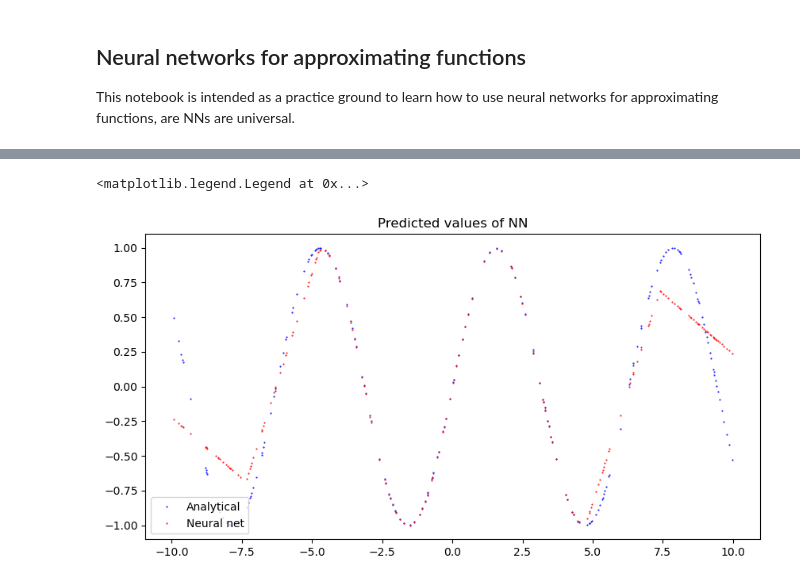
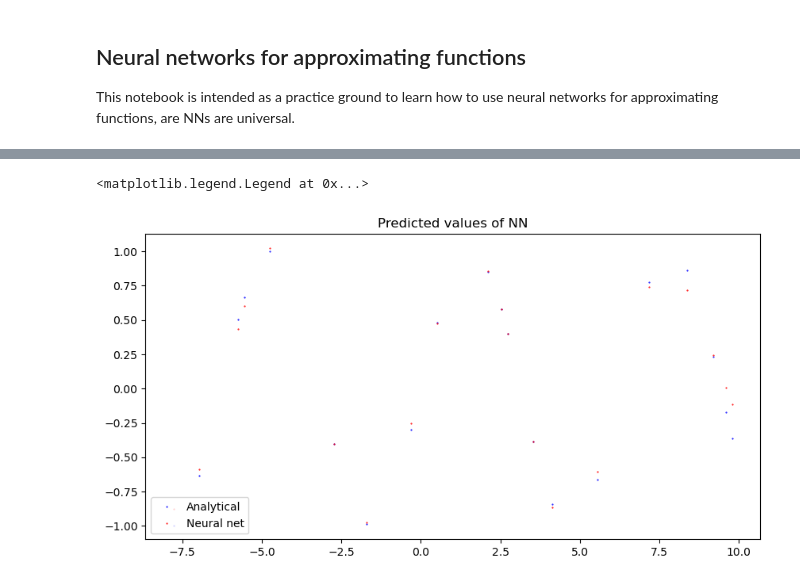
Before and after one commit to datameerkat/PINN-Project-02456, a Jupyter notebook: Notebooks/Max_function_approximation.ipynb, the cells around one changed output, grey strips where cells are left out. Saved outputs shown, nothing was run; the diff lists cells and outputs as text; code cells hidden in the pictures.

```diff
--- a/Notebooks/Max_function_approximation.ipynb
+++ b/Notebooks/Max_function_approximation.ipynb
@@ -20,7 +23,8 @@ f_abs = lambda x: abs(x)
 # %%
 # create training and test set with the function
 function = f_sin
-n_samples = 1000
+derivative = f_der_sin
+n_samples = 100
 x_min = -10
 x_max = 10
 collocation_points = np.linspace(x_min, x_max, num=n_samples)
@@ -76,8 +85,8 @@ net = Net(num_hidden)
 
 # hyperparameters
 learning_rate = 1e-5
-batch_size = 50
-num_epochs = 2000
+batch_size = 20
+num_epochs = 10000
 
 #loss
 loss_fn = nn.MSELoss()
@@ -181,14 +190,15 @@ Epoch 1951 : Train Loss 0.014764 , Train r2 0.905460, Test r2 0.889945
 # %%
  # evaluate network at different points, show results
+test_x.requires_grad = True
 test_y_eval = net(test_x) #predictes y values of test set of the trained model
 test_y_eval_np = test_y_eval.detach().numpy() #converts it to numpy array
 
 # plot analytical solution vs predicted values of test set
 plt.figure(figsize=(10, 5))
 plt.plot(test_x_np, test_y_np, color = "blue", marker='o', linestyle='none', markersize=0.5)
 plt.plot(test_x_np, test_y_eval_np, color = "red", marker='o', linestyle='none', markersize=0.5)
 plt.title("Predicted values of NN")
 plt.legend(["Analytical", "Neural net"], loc="lower left")
 # %% [output]
 <matplotlib.legend.Legend at 0x...>
-[figure, old version]
+[figure, new version]
```
Also changed, not shown: parts of 7 cells of this notebook, 1 other file.
